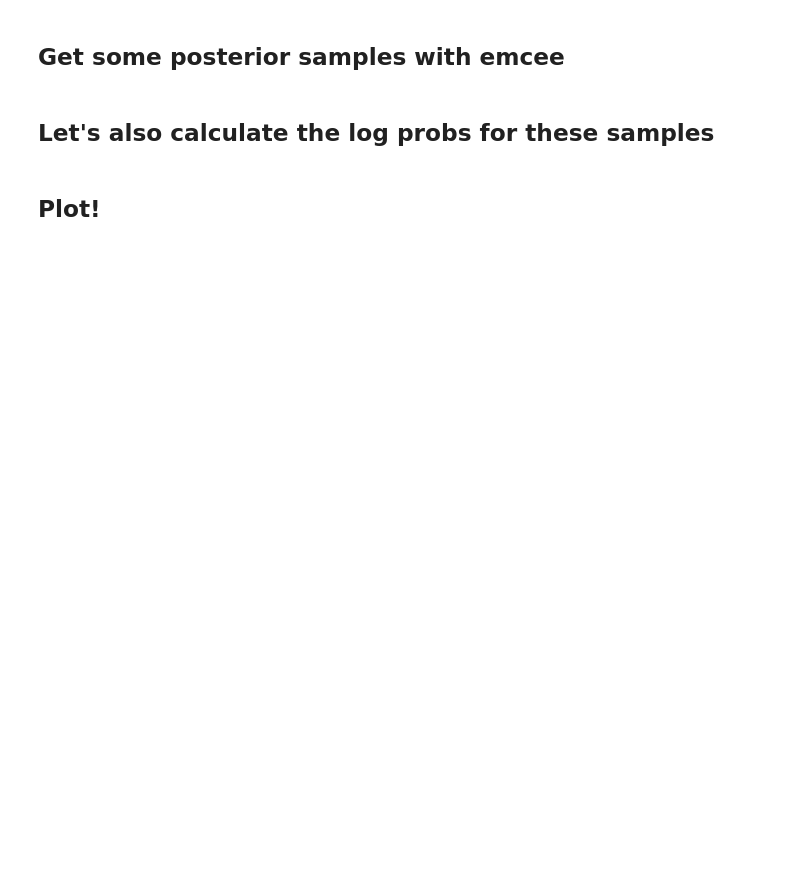
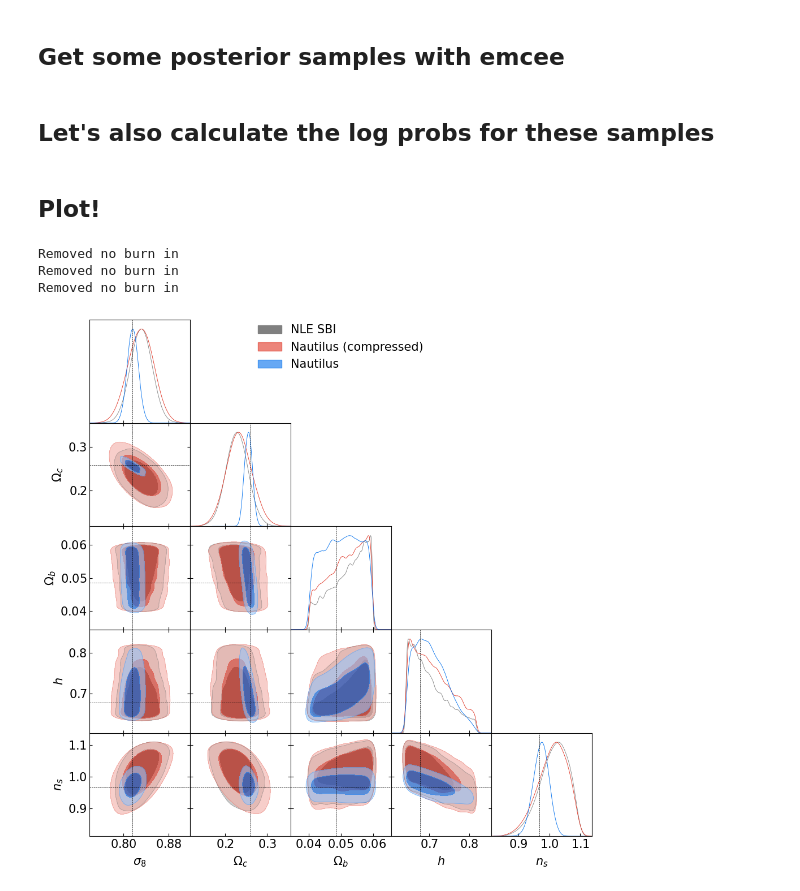
Before and after one commit to Kiyam/cca_test, a Jupyter notebook: jax_cosmo_cca_test.ipynb, the cells around one changed output. Saved outputs shown, nothing was run; the diff lists cells and outputs as text; code cells hidden in the pictures; blank space fills up the shorter version.

```diff
--- a/jax_cosmo_cca_test.ipynb
+++ b/jax_cosmo_cca_test.ipynb
@@ -528,7 +543,24 @@ nautilus_MC_samples = MCSamples(
     labels=param_labels,
     label="Nautilus",
 )
+
+nautilus_compressed_weights = np.exp(nautilus_compressed_log_w - nautilus_compressed_log_w.max())
+nautilus_compressed_weights /= nautilus_compressed_weights.sum()
+nautilus_compressed_MC_samples = MCSamples(
+    samples=nautilus_compressed_points,
+    weights=nautilus_compressed_weights,
+    loglikes=-nautilus_compressed_log_l,
+    names=params,
+    labels=param_labels,
+    label="Nautilus (compressed)",
+)
+# %% [output]
+Removed no burn in
+Removed no burn in
+Removed no burn in
 # %%
 triangle_plot(
-    [nle_samples, nautilus_MC_samples],
+    [nle_samples, nautilus_compressed_MC_samples,nautilus_MC_samples],
     truth=truth_marker)
+# %% [output]
+[figure, added]
```
Also changed, not shown: parts of 8 cells of this notebook.
